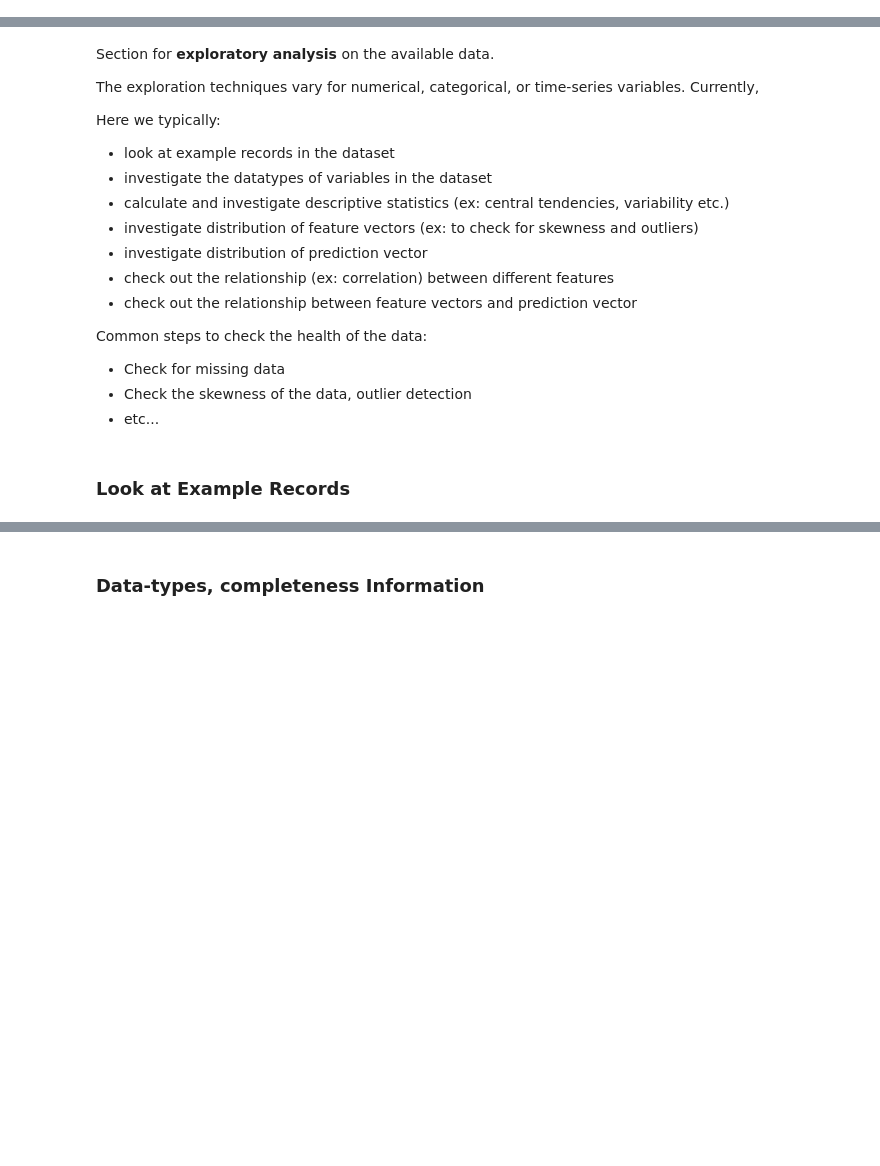
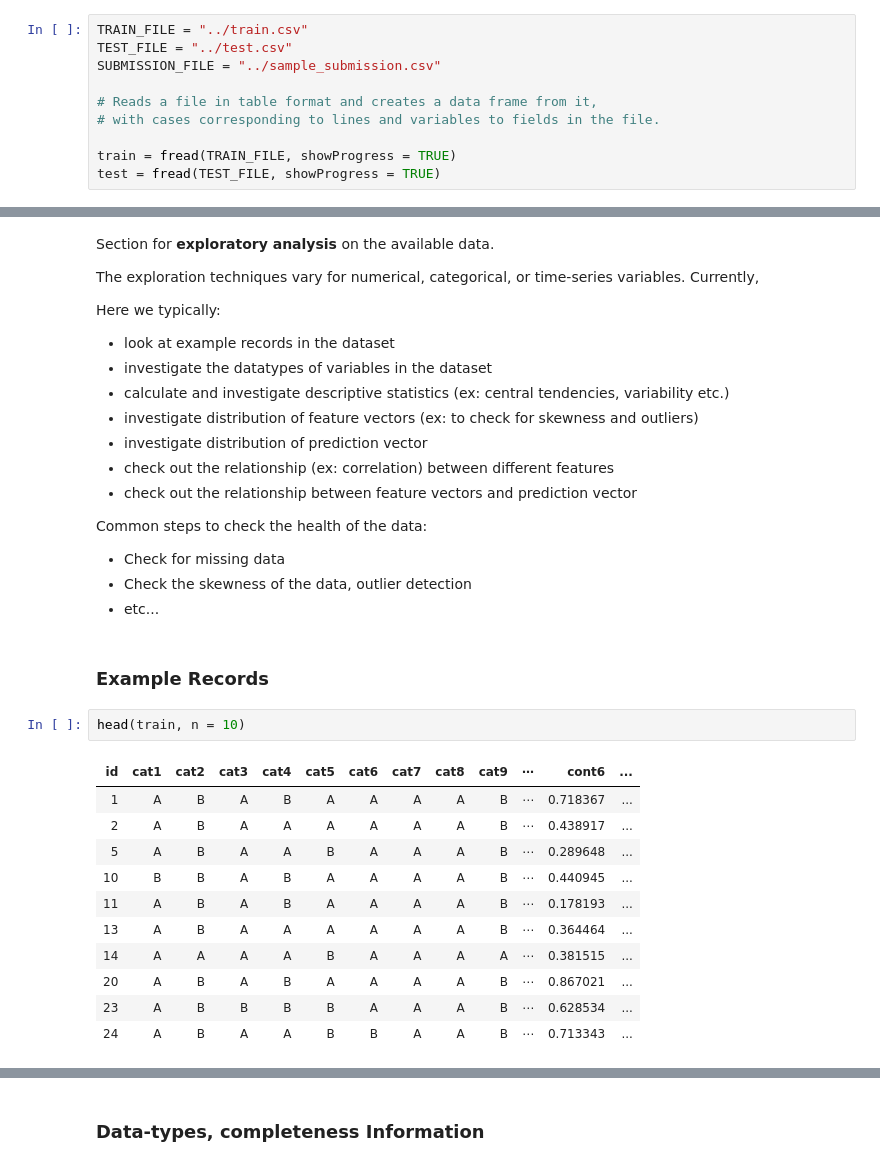
Before and after one commit to adrijanik/kaggle_allstate_claims_severity, a Jupyter notebook: AllstateClaimsSeverty.ipynb, the cells around one changed output, grey strips where cells are left out. Cells and saved outputs as stored; diff of their text form; blank space fills up the shorter version.

```diff
--- a/AllstateClaimsSeverty.ipynb
+++ b/AllstateClaimsSeverty.ipynb
@@ -23,3 +42,13 @@ For importing libraries necessary for the project, and for basic preprocessing f
 # %% [markdown]
 For loading data files into appropriate variables.
+# %%
+TRAIN_FILE = "../train.csv"
+TEST_FILE = "../test.csv"
+SUBMISSION_FILE = "../sample_submission.csv"
+
+# Reads a file in table format and creates a data frame from it,
+# with cases corresponding to lines and variables to fields in the file.
+
+train = fread(TRAIN_FILE, showProgress = TRUE)
+test = fread(TEST_FILE, showProgress = TRUE)
 # %% [markdown]
@@ -45,4 +74,18 @@ Common steps to check the health of the data:
 - Check the skewness of the data, outlier detection
 - etc...
 # %% [markdown]
-### Look at Example Records
+### Example Records
+# %%
+head(train, n = 10)
+# %% [output]
+| id | cat1 | cat2 | cat3 | cat4 | cat5 | cat6 | cat7 | cat8 | cat9 | ⋯ | cont6 | ... |
+| 1 | A | B | A | B | A | A | A | A | B | ⋯ | 0.718367 | ... |
+| 2 | A | B | A | A | A | A | A | A | B | ⋯ | 0.438917 | ... |
+| 5 | A | B | A | A | B | A | A | A | B | ⋯ | 0.289648 | ... |
+| 10 | B | B | A | B | A | A | A | A | B | ⋯ | 0.440945 | ... |
+| 11 | A | B | A | B | A | A | A | A | B | ⋯ | 0.178193 | ... |
+| 13 | A | B | A | A | A | A | A | A | B | ⋯ | 0.364464 | ... |
+| 14 | A | A | A | A | B | A | A | A | A | ⋯ | 0.381515 | ... |
+| 20 | A | B | A | B | A | A | A | A | B | ⋯ | 0.867021 | ... |
+| 23 | A | B | B | B | B | A | A | A | B | ⋯ | 0.628534 | ... |
+| 24 | A | B | A | A | B | B | A | A | B | ⋯ | 0.713343 | ... |
```
Also changed, not shown: parts of 17 cells of this notebook.
